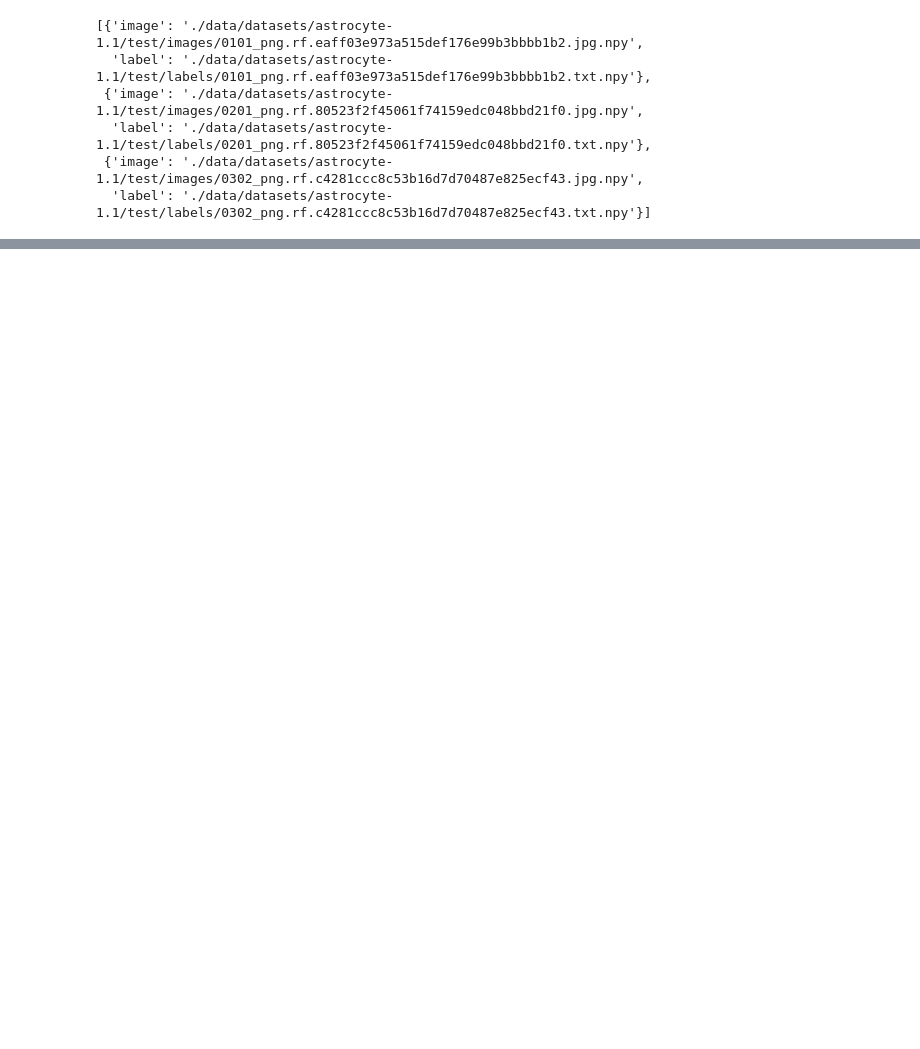
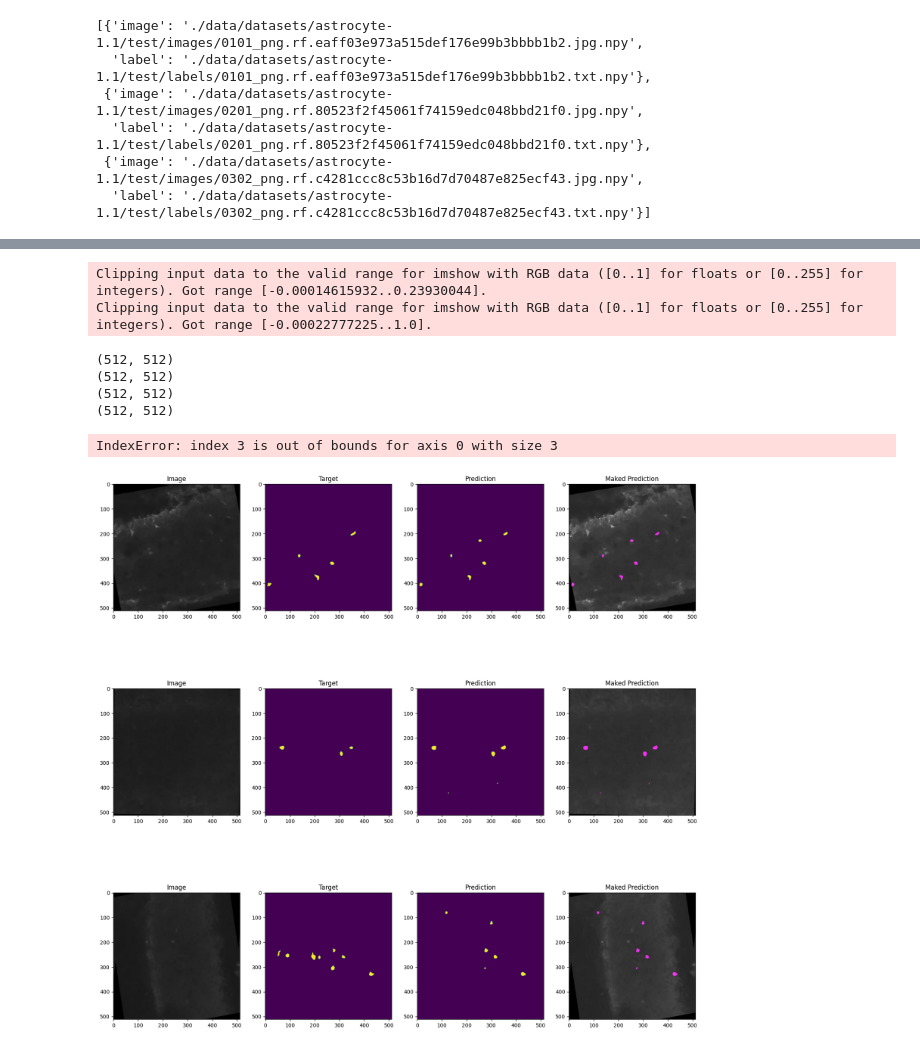
Before and after one commit to TrampI550/LobachDatasetDiplom, a Jupyter notebook: 01. model-training.ipynb, the cells around one changed output, grey strips where cells are left out. Saved outputs shown, nothing was run; the diff lists cells and outputs as text; code cells hidden in the pictures; blank space fills up the shorter version.

```diff
--- a/01. model-training.ipynb
+++ b/01. model-training.ipynb
@@ -363,0 +430,47 @@ Clipping input data to the valid range for imshow with RGB data ([0..1] for floa
+# %%
+import torch
+import matplotlib.pyplot as plt
+from PIL import Image
+
+def apply_mask_and_show(inputs_list : torch.Tensor, targets_list : torch.Tensor, outputs_list : torch.Tensor, alpha=0.5):
+    fig, ax = plt.subplots(3, 4, figsize=(20, 20)); ax : list[plt.Axes]
+    for i in range(len(inputs_list)):
+        inputs = inputs_list[i][3] / 255
+        outputs = outputs_list[i][3]
+        outputs = outputs / outputs.max()
+        colored_mask = torch.zeros_like(inputs)
+        colored_mask[0] = outputs/2  # красный канал
+        colored_mask[2] = outputs/2  # красный канал
+
+        colored_mask_np = colored_mask.permute(1, 2, 0).cpu().numpy()
+
+        inputs = inputs_list[i][0].permute(1, 2, 0).clone().cpu()/255
+        masked_image = ((inputs + colored_mask_np * alpha) / (inputs + colored_mask_np * alpha).max())
+        targets = targets_list[i][3].squeeze(dim=0).clone().cpu()
+        outputs = outputs_list[i][3].squeeze(dim=0).clone().cpu()
+        print(masked_image[:,:,1].shape)
+
+        ax[i, 0].imshow(inputs)
+        ax[i, 1].imshow(targets)
+        ax[i, 2].imshow(outputs/outputs.max())
+        ax[i, 3].imshow(masked_image)
+        image = (masked_image * 255).astype(np.uint8)
+        image = Image.fromarray(image)
+        image.save(os.path.join("output", os.path.basename(dataset["test"][i]["image"]) + "_attention_unet.jpg"))
+        ax[i, 0].set_title("Image")
+        ax[i, 1].set_title("Target")
+        ax[i, 2].set_title("Prediction")
+        ax[i, 3].set_title("Maked Prediction")
+
+a = 5
+b = 10
+apply_mask_and_show(inputs_list[a:b], targets_list[a:b], preds_list[a:b], alpha=1)
+# %% [output]
+Clipping input data to the valid range for imshow with RGB data ([0..1] for floats or [0..255] for integers). Got range [-0.00014615932..0.23930044].
+Clipping input data to the valid range for imshow with RGB data ([0..1] for floats or [0..255] for integers). Got range [-0.00022777225..1.0].
+(512, 512)
+(512, 512)
+(512, 512)
+(512, 512)
+IndexError: index 3 is out of bounds for axis 0 with size 3
+[figure, added]
```
Also changed, not shown: parts of 15 cells of this notebook, 1 other file.
